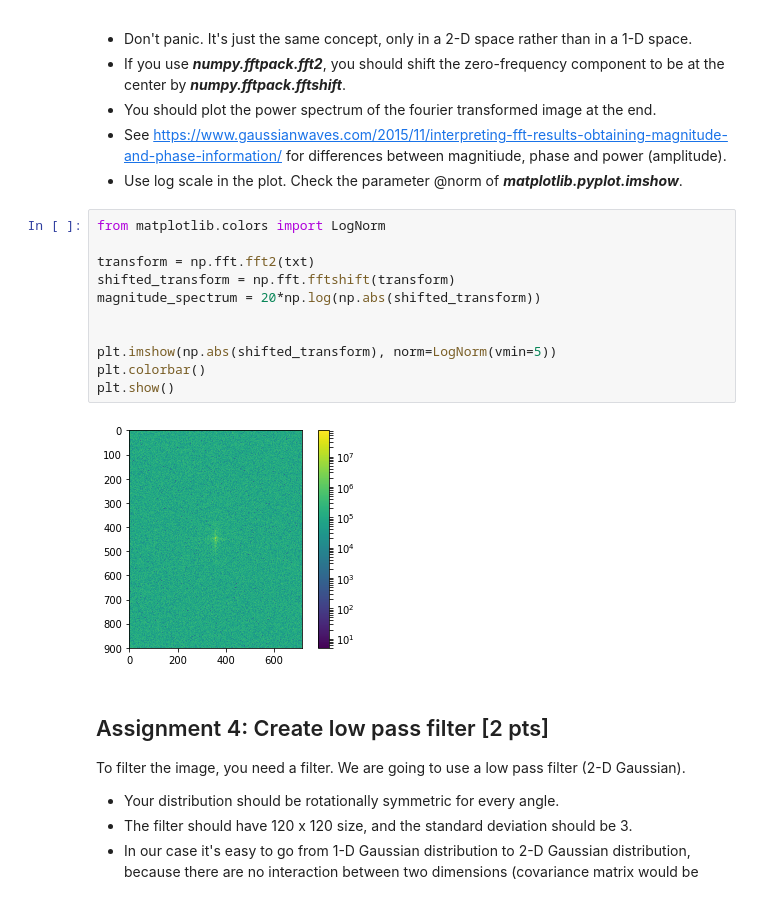
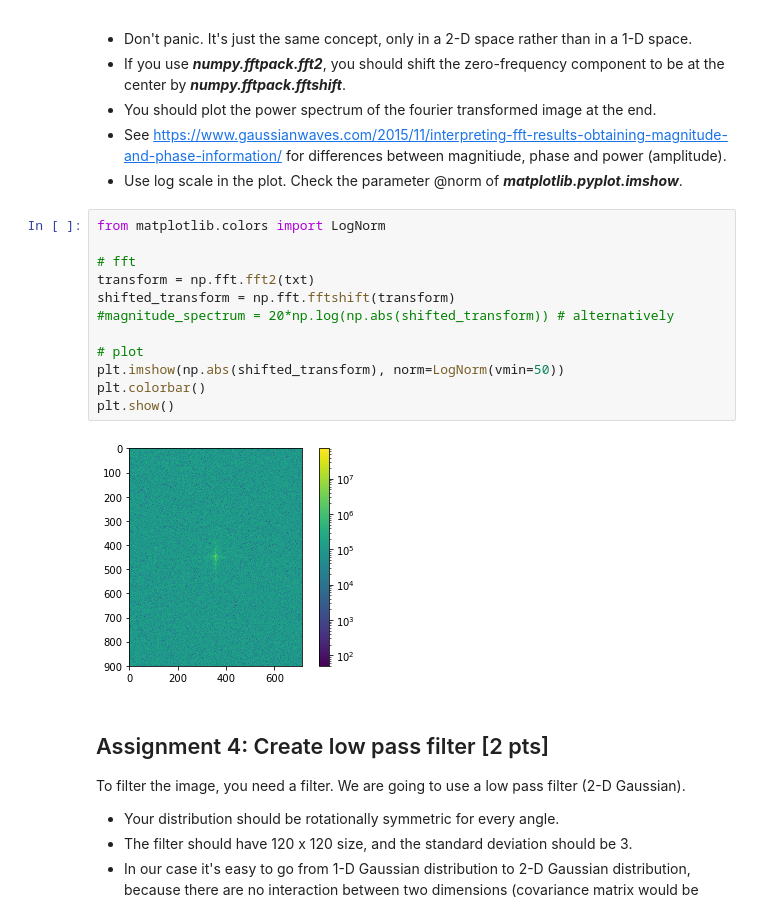
Before and after one commit to NBP-ACC/week-9-acc_9, a Jupyter notebook: sheet07.ipynb, the cells around one changed output. Saved outputs shown, nothing was run; the diff lists cells and outputs as text.

```diff
--- a/sheet07.ipynb
+++ b/sheet07.ipynb
@@ -138,16 +154,17 @@ Do a fourier transform on the image.
 # %%
 from matplotlib.colors import LogNorm
 
+# fft
 transform = np.fft.fft2(txt)
 shifted_transform = np.fft.fftshift(transform)
-magnitude_spectrum = 20*np.log(np.abs(shifted_transform))
+#magnitude_spectrum = 20*np.log(np.abs(shifted_transform)) # alternatively
 
-
-plt.imshow(np.abs(shifted_transform), norm=LogNorm(vmin=5))
+# plot
+plt.imshow(np.abs(shifted_transform), norm=LogNorm(vmin=50))
 plt.colorbar()
 plt.show()
 # %% [output]
-[figure, old version]
+[figure, new version]
 # %% [markdown]
 ## Assignment 4: Create low pass filter [2 pts]
 To filter the image, you need a filter. We are going to use a low pass filter (2-D Gaussian).
```
Also changed, not shown: parts of 13 cells of this notebook.
